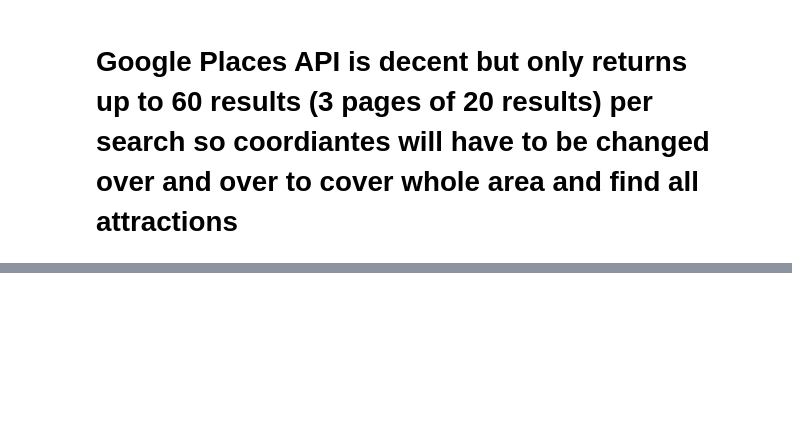
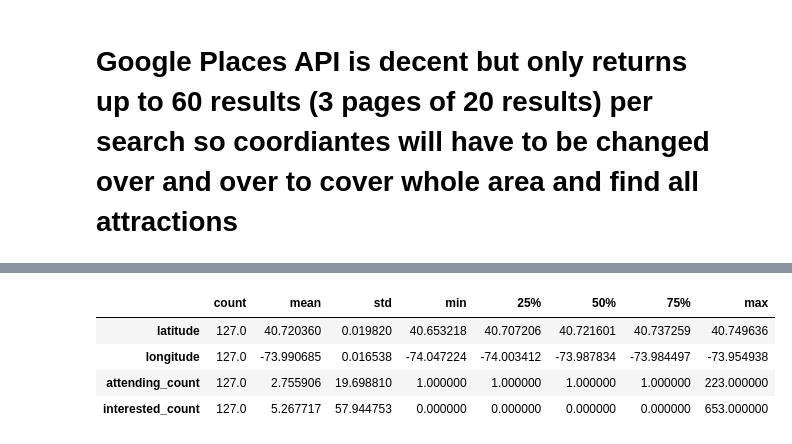
Before and after one commit to HelloMum/COMP47360-Smart-Tourist-Guide, a Jupyter notebook: src/data_processing/notebooks/API Testing.ipynb, the cells around one changed output, grey strips where cells are left out. Cells and saved outputs as stored; diff of their text form; code cells hidden in the pictures; blank space fills up the shorter version.

```diff
--- a/src/data_processing/notebooks/API Testing.ipynb
+++ b/src/data_processing/notebooks/API Testing.ipynb
@@ -657,0 +977,8 @@ attractions_df
+# %%
+df.describe().T
+# %% [output]
+|  | count | mean | std | min | 25% | 50% | 75% | max |
+| latitude | 127.0 | 40.720360 | 0.019820 | 40.653218 | 40.707206 | 40.721601 | 40.737259 | 40.749636 |
+| longitude | 127.0 | -73.990685 | 0.016538 | -74.047224 | -74.003412 | -73.987834 | -73.984497 | -73.954938 |
+| attending_count | 127.0 | 2.755906 | 19.698810 | 1.000000 | 1.000000 | 1.000000 | 1.000000 | 223.000000 |
+| interested_count | 127.0 | 5.267717 | 57.944753 | 0.000000 | 0.000000 | 0.000000 | 0.000000 | 653.000000 |
```
Also changed, not shown: parts of 14 cells of this notebook, 5 other files.
